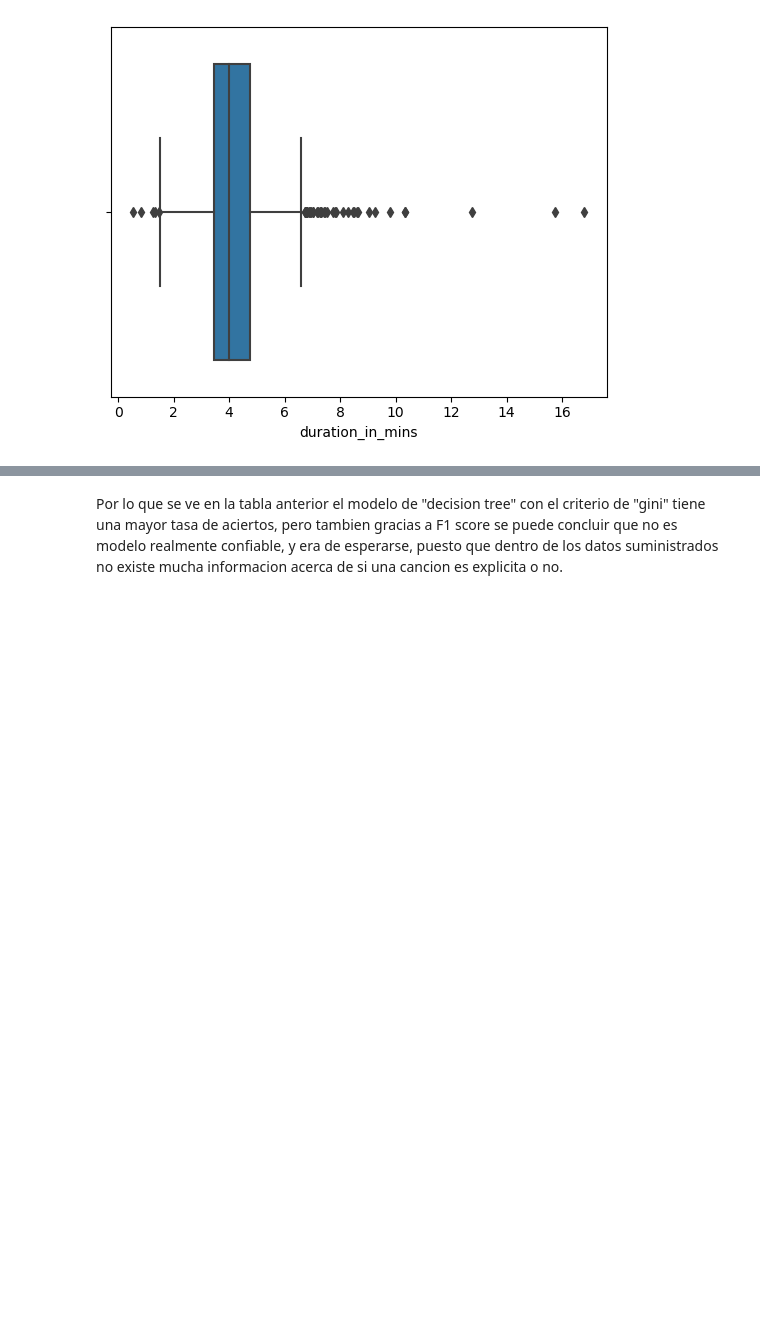
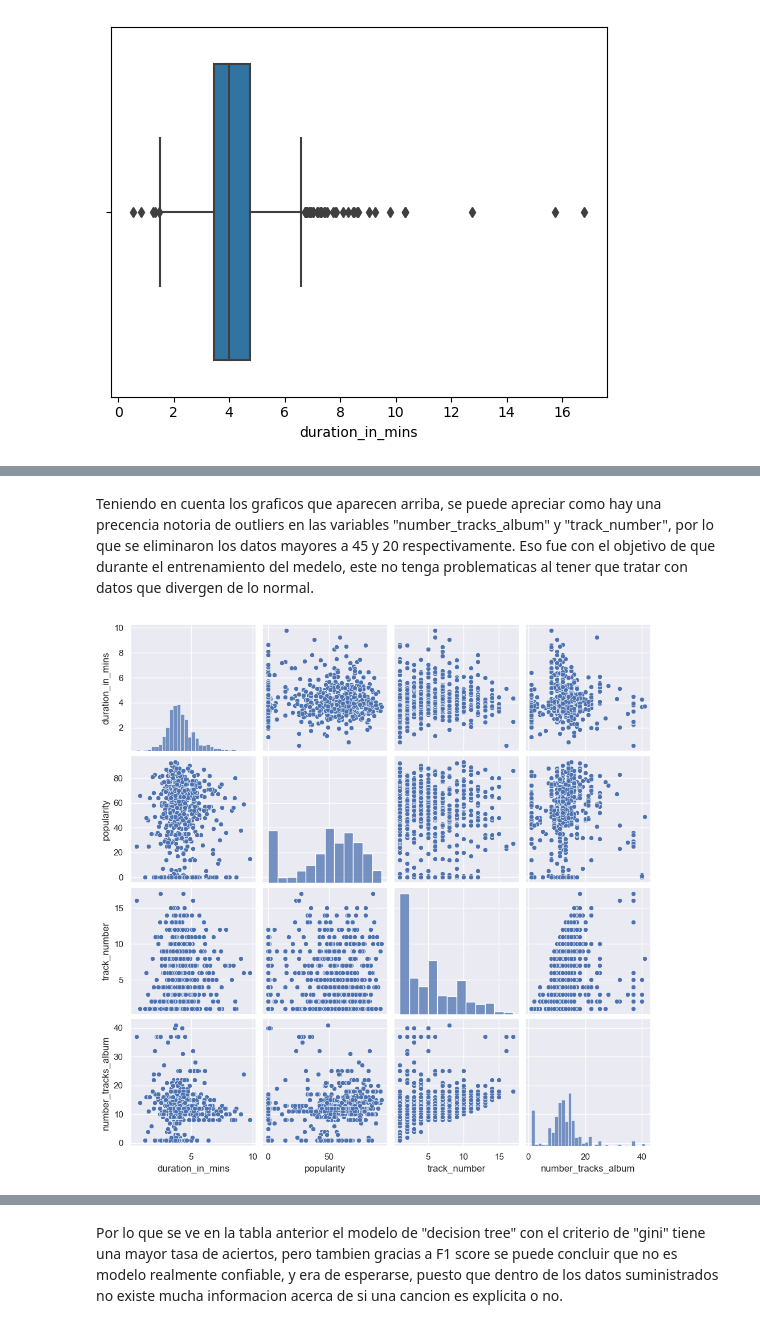
Before and after one commit to simonpine/spotifyPlaylistAnalysis, a Jupyter notebook: Analysis.ipynb, the cells around one changed output, grey strips where cells are left out. Cells and saved outputs as stored; diff of their text form; code cells hidden in the pictures; blank space fills up the shorter version.

Commit message:
the null and outlier data has been analyzed and treated

```diff
--- a/Analysis.ipynb
+++ b/Analysis.ipynb
@@ -203,0 +237,9 @@ plt.show();
+# %% [markdown]
+Teniendo en cuenta los graficos que aparecen arriba, se puede apreciar como hay una precencia notoria de outliers en las variables "number_tracks_album" y "track_number", por lo que se eliminaron los datos mayores a 45 y 20 respectivamente. Eso fue con el objetivo de que durante el entrenamiento del medelo, este no tenga problematicas al tener que tratar con datos que divergen de lo normal.
+# %%
+sns.set()
+cols = ['duration_in_mins', 'popularity', 'track_number', 'number_tracks_album']
+sns.pairplot(df_fil[cols], size = 2.5)
+plt.show();
+# %% [output]
+[figure, added]
```
Also changed, not shown: parts of 14 cells of this notebook, 1 other file.
